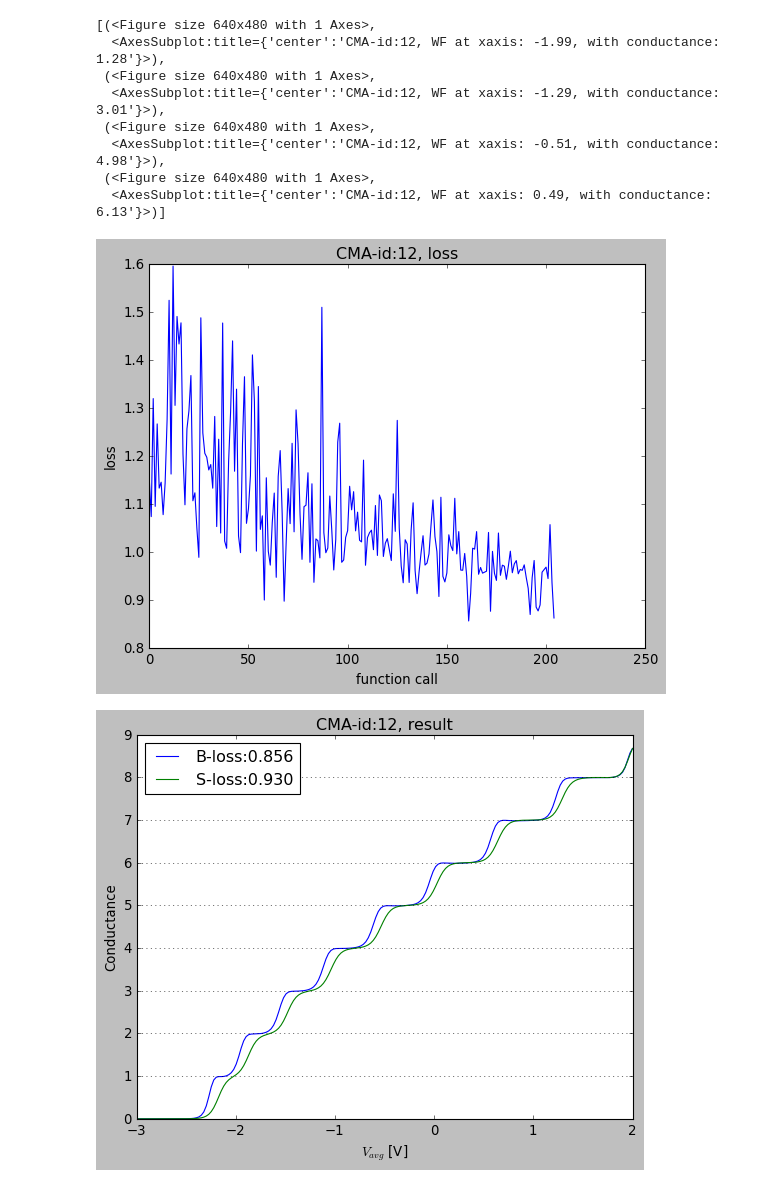
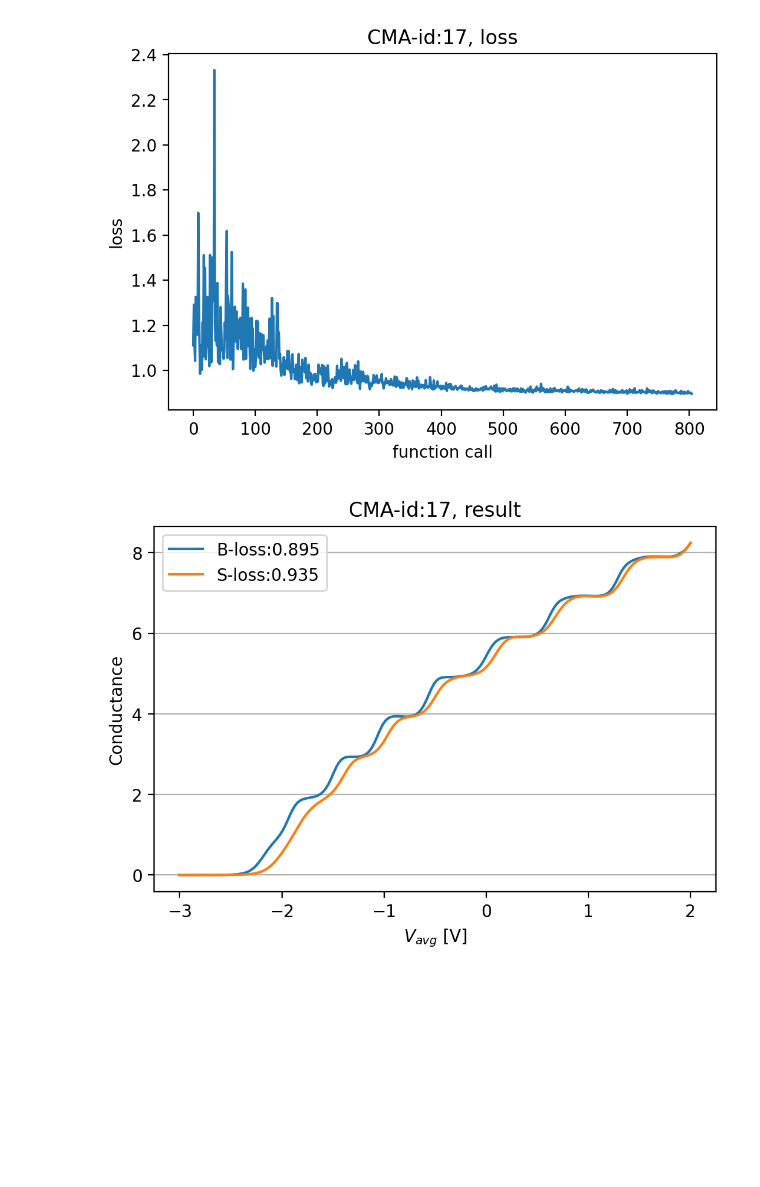
Before and after one commit to jacobdben/qpcRL, a Jupyter notebook: kwantrl/run_scripts/test_trajectory.ipynb, the cells around one changed output. Drawn from its saved outputs; the diff is of its cells as text; code cells hidden in the pictures; blank space fills up the shorter version.

```diff
--- a/kwantrl/run_scripts/test_trajectory.ipynb
+++ b/kwantrl/run_scripts/test_trajectory.ipynb
@@ -13,7 +13,7 @@ stop=2
 steps=200
 
 # Parameters for QPC
-disorder=0
+disorder=0.15
 outer_gates=-3
 B_field=0
 energy=1
@@ -52,6 +52,6 @@ order=2
 start_point=np.zeros(shape=(order,8)).ravel()
 kwargs={'common_mode':common_voltages,'QPC_instance':QPC,'order':order,'loss_function':stairs.window_loss,'bounds':(-3,2),'pfactor':0.001,'num_cpus':cpu_count()}
 actual_func_to_minimize=partial(trajectory_func_to_optimize,**kwargs)
-result,es,run_id=optimize_cma(actual_func_to_minimize,dat,start_point,maxfevals=99999,sigma=0.5,stop_time=3600,QPC=QPC)
+result,es,run_id=optimize_cma(actual_func_to_minimize,dat,start_point,maxfevals=99999,sigma=0.5,stop_time=16*3600,QPC=QPC)
 # %% [output]
 data saved to:
@@ -74,11 +74,11 @@ std deviations: [0.18451579 0.16935362 0.18754987 0.18297673 0.19246466 0.176289
 # %%
 from kwantrl.plotting.plotting import plotter_class
 import numpy as np
-plotter=plotter_class(12)#run_id)
+plotter=plotter_class(run_id)#run_id) #17 good 0.2 disorder, 4H
 # print(np.array(plotter.data['voltages'][0]).shape)
 plotter.plot_loss()
 plotter.plot_result()
-plotter.plot_wave_func([-2,-1.3,-0.5,0.5],QPC)
+# plotter.plot_wave_func([-2,-1.3,-0.5,0.5],QPC)
 # plotter.plot_wave_func(-1.3,QPC)
 # plotter.plot_wave_func(-0.5,QPC)
 # plotter.plot_wave_func(0.5,QPC)
@@ -90,10 +88,2 @@ plotting wavefunction at x-axis value: 0.49
-[(<Figure size 640x480 with 1 Axes>,
-  <AxesSubplot:title={'center':'CMA-id:12, WF at xaxis: -1.99, with conductance: 1.28'}>),
- (<Figure size 640x480 with 1 Axes>,
-  <AxesSubplot:title={'center':'CMA-id:12, WF at xaxis: -1.29, with conductance: 3.01'}>),
- (<Figure size 640x480 with 1 Axes>,
-  <AxesSubplot:title={'center':'CMA-id:12, WF at xaxis: -0.51, with conductance: 4.98'}>),
- (<Figure size 640x480 with 1 Axes>,
-  <AxesSubplot:title={'center':'CMA-id:12, WF at xaxis: 0.49, with conductance: 6.13'}>)]
-[figure, old version]
+[figure, new version]
-[figure, old version]
+[figure, new version]
```
Also changed, not shown: parts of 4 cells of this notebook, 2 other files.
